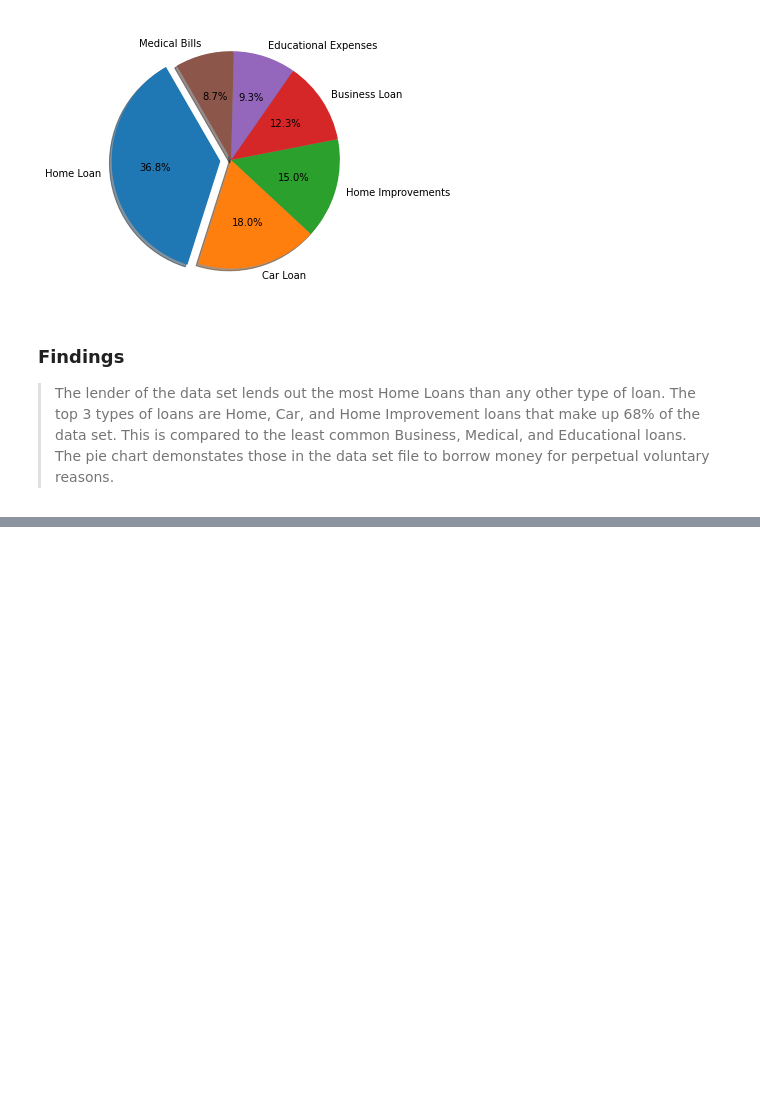
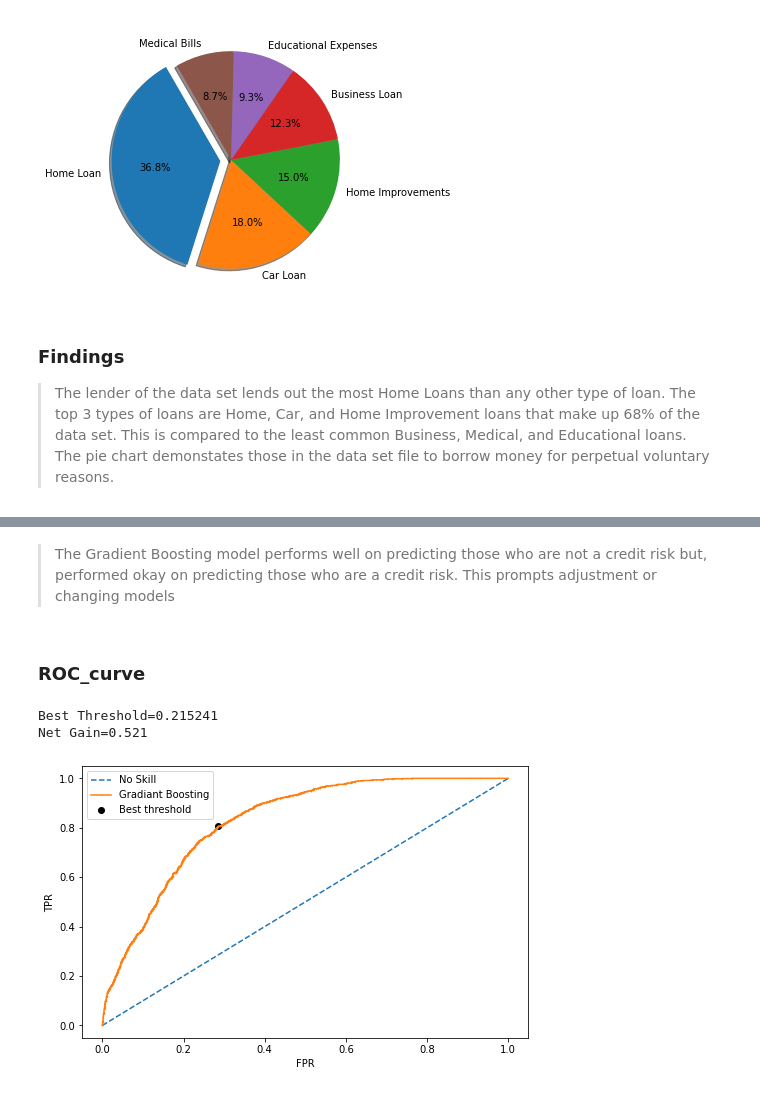
Before and after one commit to karelyrodri/Machine-Learning-CS5262-50, a Jupyter notebook: CS5262_50.ipynb, the cells around one changed output, grey strips where cells are left out. Saved outputs shown, nothing was run; the diff lists cells and outputs as text; code cells hidden in the pictures; blank space fills up the shorter version.

```diff
--- a/CS5262_50.ipynb
+++ b/CS5262_50.ipynb
@@ -209,0 +228,3 @@ plt.show()
+# %%
+data = data.drop(columns = ['Years_in_Current_Job', 'Years_of_Credit_History', 'Credit_Cards_Limit'])
+display(data.columns)
@@ -221,0 +450,26 @@ The pipeline may involve preprocessing steps of the data and defining Transforms
+# %% [markdown]
+> The Gradient Boosting model performs well on predicting those who are not a credit risk but, performed okay on predicting those who are a credit risk. This prompts adjustment or changing models
+# %% [markdown]
+### ROC_curve
+# %%
+y_pred = grid_search.predict_proba(X_test)
+y_pred = y_pred[:, 1]
+fpr, tpr, thresholds = roc_curve(y_test, y_pred)
+net_gain = tpr - fpr
+ix = np.argmax(net_gain)
+print('Best Threshold=%f \nNet Gain=%.3f' % (thresholds[ix], net_gain[ix]))
+plt.scatter(fpr[ix], tpr[ix], marker='o', color='black', label='Best threshold')
+plt.plot([0,1], [0,1], linestyle='--', label='No Skill')
+plt.plot(fpr, tpr, marker='.', label='Gradiant Boosting', markersize= 0.5)
+
+
+plt.xlabel('FPR')
+plt.ylabel('TPR')
+plt.legend()
+
+plt.rcParams["figure.figsize"] = [8, 5]
+plt.show()
+# %% [output]
+Best Threshold=0.215241
+Net Gain=0.521
+[figure, added]
```
Also changed, not shown: parts of 32 cells of this notebook.
